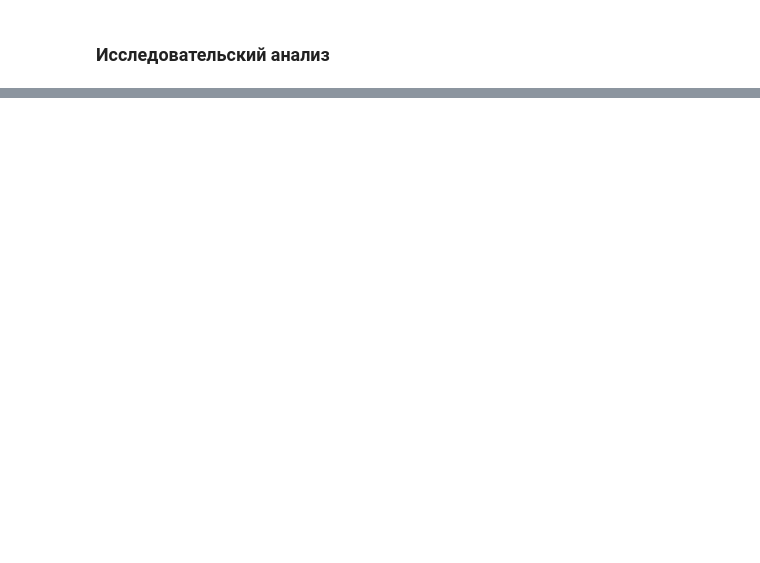
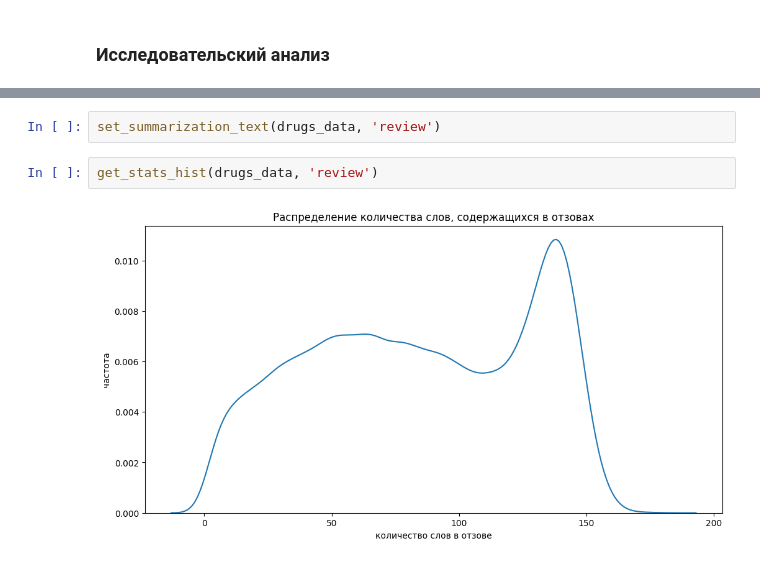
Before and after one commit to serguntsov/DRUG_FEEDBACK_NLP, a Jupyter notebook: MediSentiment.ipynb, the cells around one changed output, grey strips where cells are left out. Drawn from its saved outputs; the diff is of its cells as text; blank space fills up the shorter version.

```diff
--- a/MediSentiment.ipynb
+++ b/MediSentiment.ipynb
@@ -162,0 +258,6 @@ drugs_data_test['review'] = drugs_data_test['review'].apply(get_clean_text)
+# %%
+set_summarization_text(drugs_data, 'review')
+# %%
+get_stats_hist(drugs_data, 'review')
+# %% [output]
+[figure, added]
```
Also changed, not shown: parts of 20 cells of this notebook.
